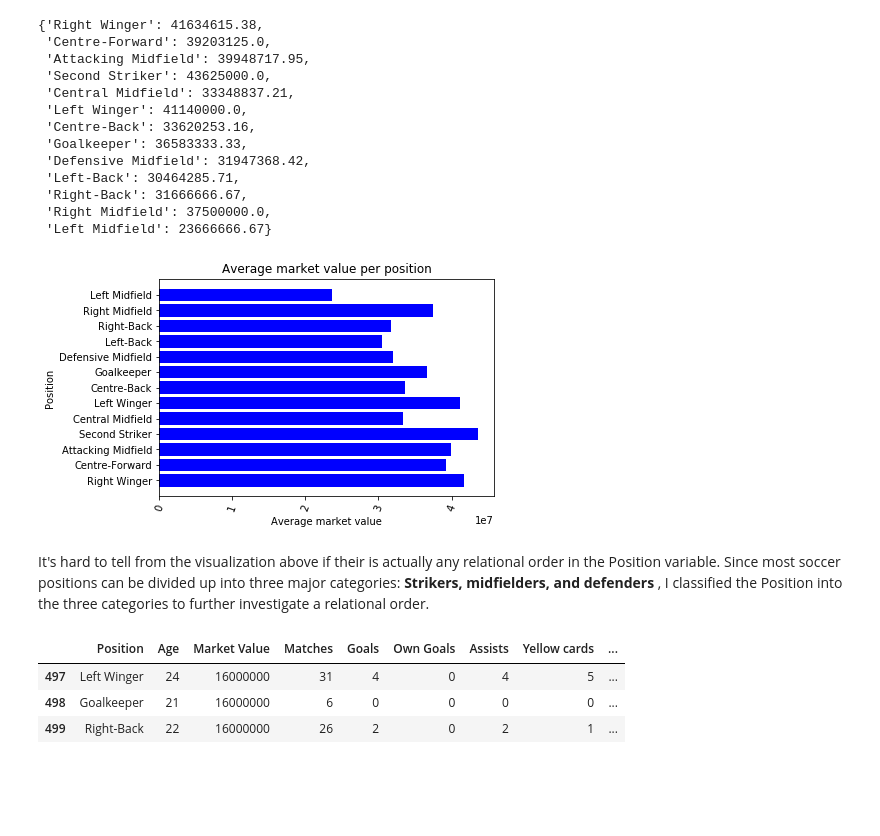
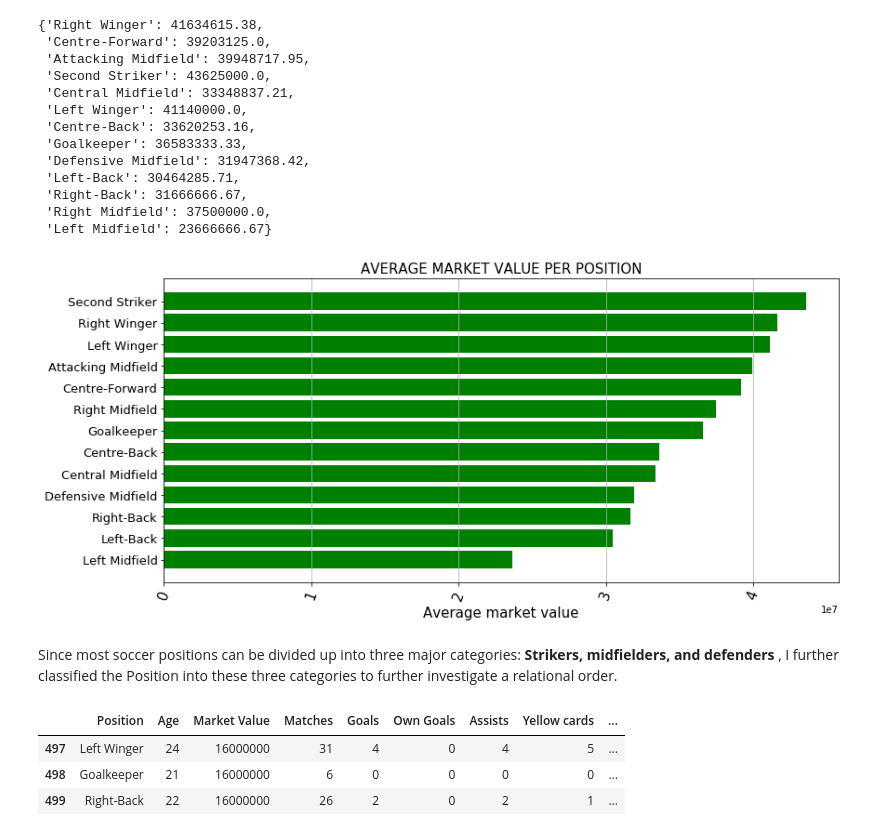
Before and after one commit to Ayoyiinka/Linear-Regression, a Jupyter notebook: marketValueRegression.ipynb, the cells around one changed output. Drawn from its saved outputs; the diff is of its cells as text; code cells hidden in the pictures; blank space fills up the shorter version.

```diff
--- a/marketValueRegression.ipynb
+++ b/marketValueRegression.ipynb
@@ -180,26 +180,26 @@ for i in range(len(list(aveValPerPos.keys()))):
     tempList.append(list(aveValPerPos.keys())[i])
     tempList.append(list(aveValPerPos.values())[i])
     aveValPerPosList.append(tempList)
+sorted_aveValPerPosList = sorted(aveValPerPosList, key=lambda x:x[1])
 x = []
 y = []
-for i in range(len(aveValPerPosList)):
-    x.append(aveValPerPosList[i][0])
-    y.append(aveValPerPosList[i][1])
+for i in range(len(sorted_aveValPerPosList)):
+    x.append(sorted_aveValPerPosList[i][0])
+    y.append(sorted_aveValPerPosList[i][1])
 # %%
 #Plotting a bar chart to show the relationship between the Position and the corresponding Average Market Value
-
-plt.barh(x,y, color = 'blue')
-plt.xticks(rotation = 70)
-plt.ylabel('Position')
-plt.xlabel('Average market value')
-plt.title('Average market value per position')
+plt.figure(figsize=(13,6))
+plt.barh(x,y, color = 'green')
+plt.xticks(rotation = 70, fontsize=15)
+plt.yticks(fontsize=13)
+plt.xlabel('Average market value', fontsize=15)
+plt.title('AVERAGE MARKET VALUE PER POSITION', fontsize=15)
+plt.grid(axis='x')
 plt.show()
 # %% [output]
-[figure, old version]
+[figure, new version]
 # %% [markdown]
-
-
-It's hard to tell from the visualization above if their is actually any relational order in the Position variable. Since most soccer positions can be divided up into three major categories: **Strikers, midfielders, and defenders** , I classified the Position into the three categories to further investigate a relational order.
+Since most soccer positions can be divided up into three major categories: **Strikers, midfielders, and defenders** , I further classified the Position into these three categories to further investigate a relational order.
 # %%
 #Converting the positions into the main categories: Striker, Midfielder, Defender
 
```
Also changed, not shown: parts of 53 cells of this notebook.
